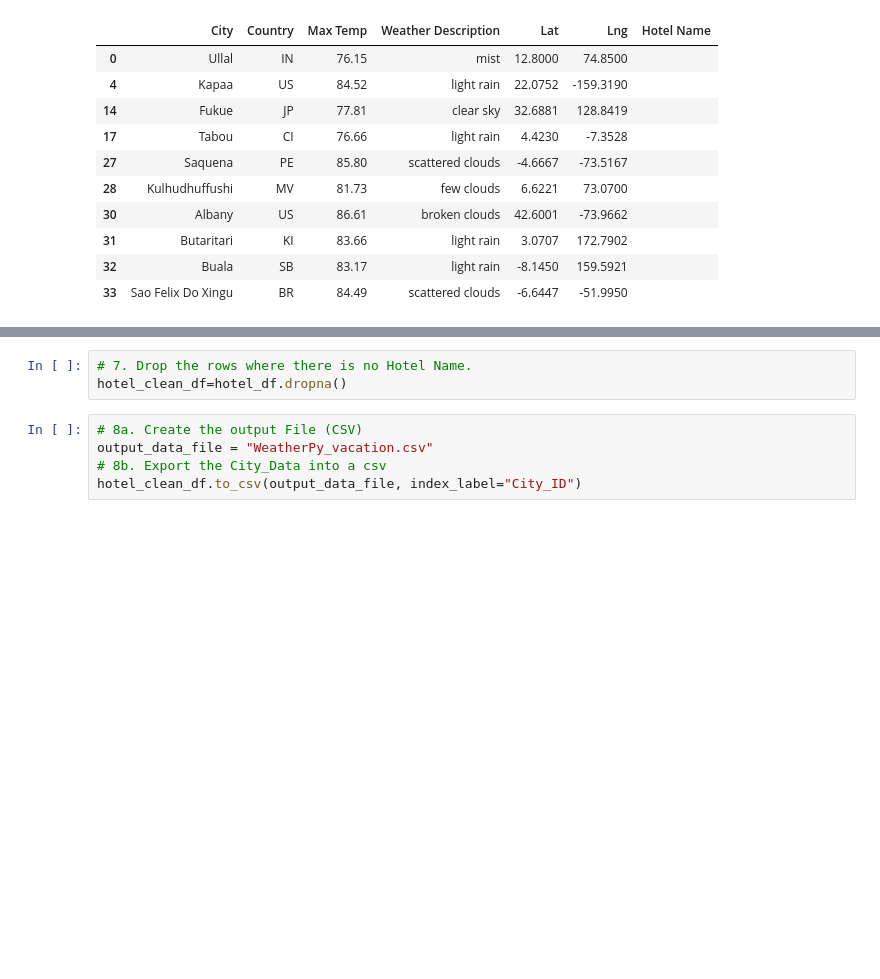
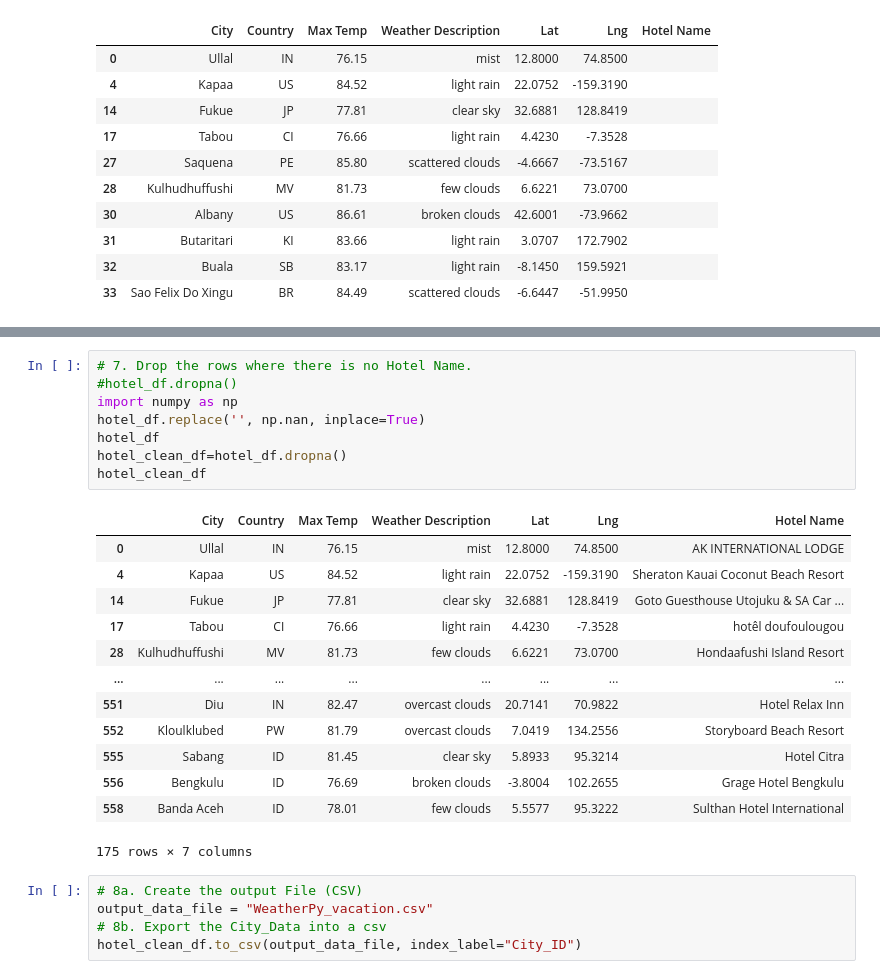
Before and after one commit to Dainade17/World_Weather_Analysis, a Jupyter notebook: Module_6_challenge/Vacation_search/Vacation_Search.ipynb, the cells around one changed output, grey strips where cells are left out. Drawn from its saved outputs; the diff is of its cells as text; blank space fills up the shorter version.

```diff
--- a/Module_6_challenge/Vacation_search/Vacation_Search.ipynb
+++ b/Module_6_challenge/Vacation_search/Vacation_Search.ipynb
@@ -161,6 +160,25 @@ hotel_df
 # %%
 # 7. Drop the rows where there is no Hotel Name.
+#hotel_df.dropna()
+import numpy as np
+hotel_df.replace('', np.nan, inplace=True)
+hotel_df
 hotel_clean_df=hotel_df.dropna()
+hotel_clean_df
+# %% [output]
+|  | City | Country | Max Temp | Weather Description | Lat | Lng | Hotel Name |
+| 0 | Ullal | IN | 76.15 | mist | 12.8000 | 74.8500 | AK INTERNATIONAL LODGE |
+| 4 | Kapaa | US | 84.52 | light rain | 22.0752 | -159.3190 | Sheraton Kauai Coconut Beach Resort |
+| 14 | Fukue | JP | 77.81 | clear sky | 32.6881 | 128.8419 | Goto Guesthouse Utojuku & SA Car ... |
+| 17 | Tabou | CI | 76.66 | light rain | 4.4230 | -7.3528 | hotêl doufoulougou |
+| 28 | Kulhudhuffushi | MV | 81.73 | few clouds | 6.6221 | 73.0700 | Hondaafushi Island Resort |
+| ... | ... | ... | ... | ... | ... | ... | ... |
+| 551 | Diu | IN | 82.47 | overcast clouds | 20.7141 | 70.9822 | Hotel Relax Inn |
+| 552 | Kloulklubed | PW | 81.79 | overcast clouds | 7.0419 | 134.2556 | Storyboard Beach Resort |
+| 555 | Sabang | ID | 81.45 | clear sky | 5.8933 | 95.3214 | Hotel Citra |
+| 556 | Bengkulu | ID | 76.69 | broken clouds | -3.8004 | 102.2655 | Grage Hotel Bengkulu |
+| 558 | Banda Aceh | ID | 78.01 | few clouds | 5.5577 | 95.3222 | Sulthan Hotel International |
+175 rows × 7 columns
 # %%
 # 8a. Create the output File (CSV)
 output_data_file = "WeatherPy_vacation.csv"
```
Also changed, not shown: parts of 5 cells of this notebook.
